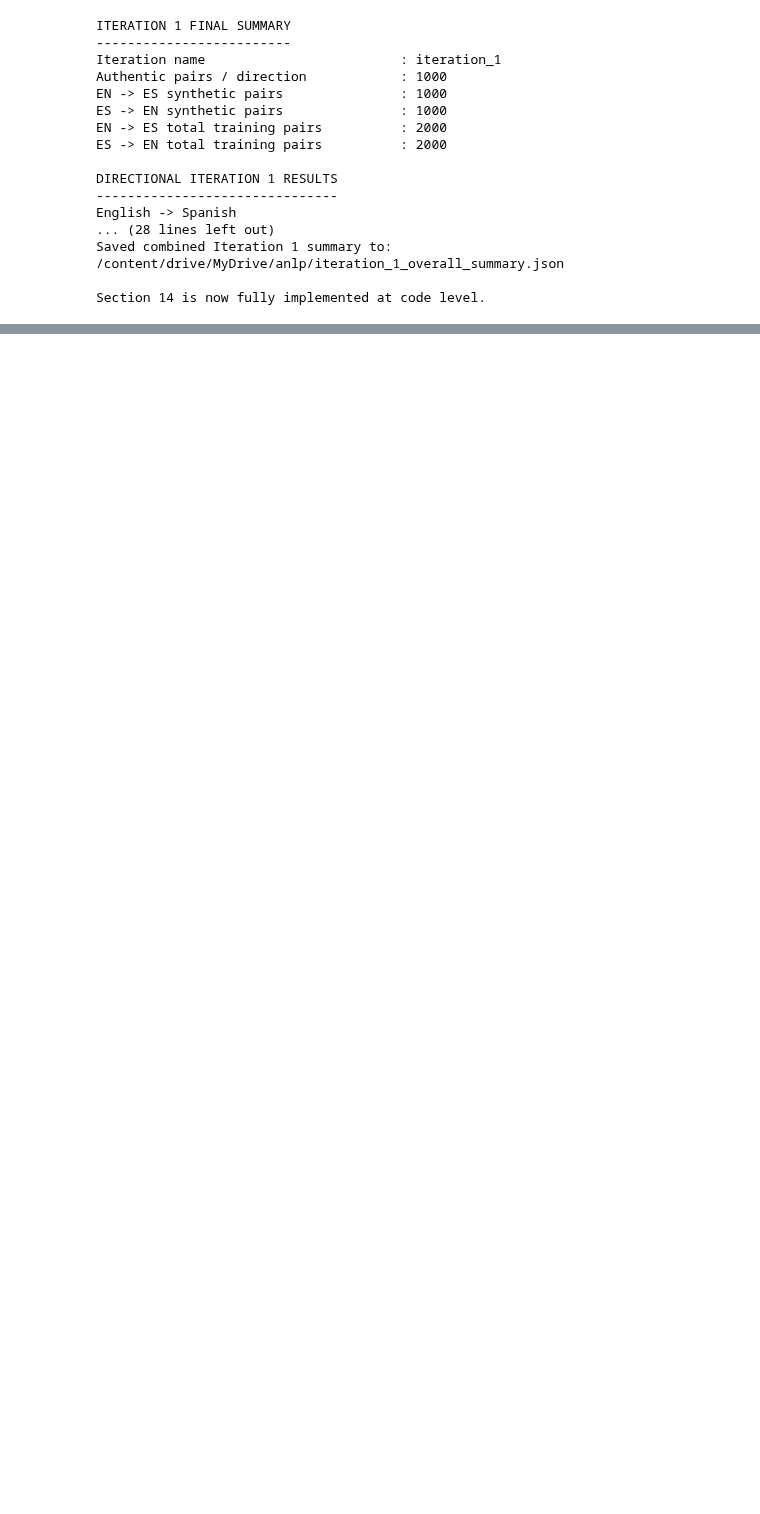
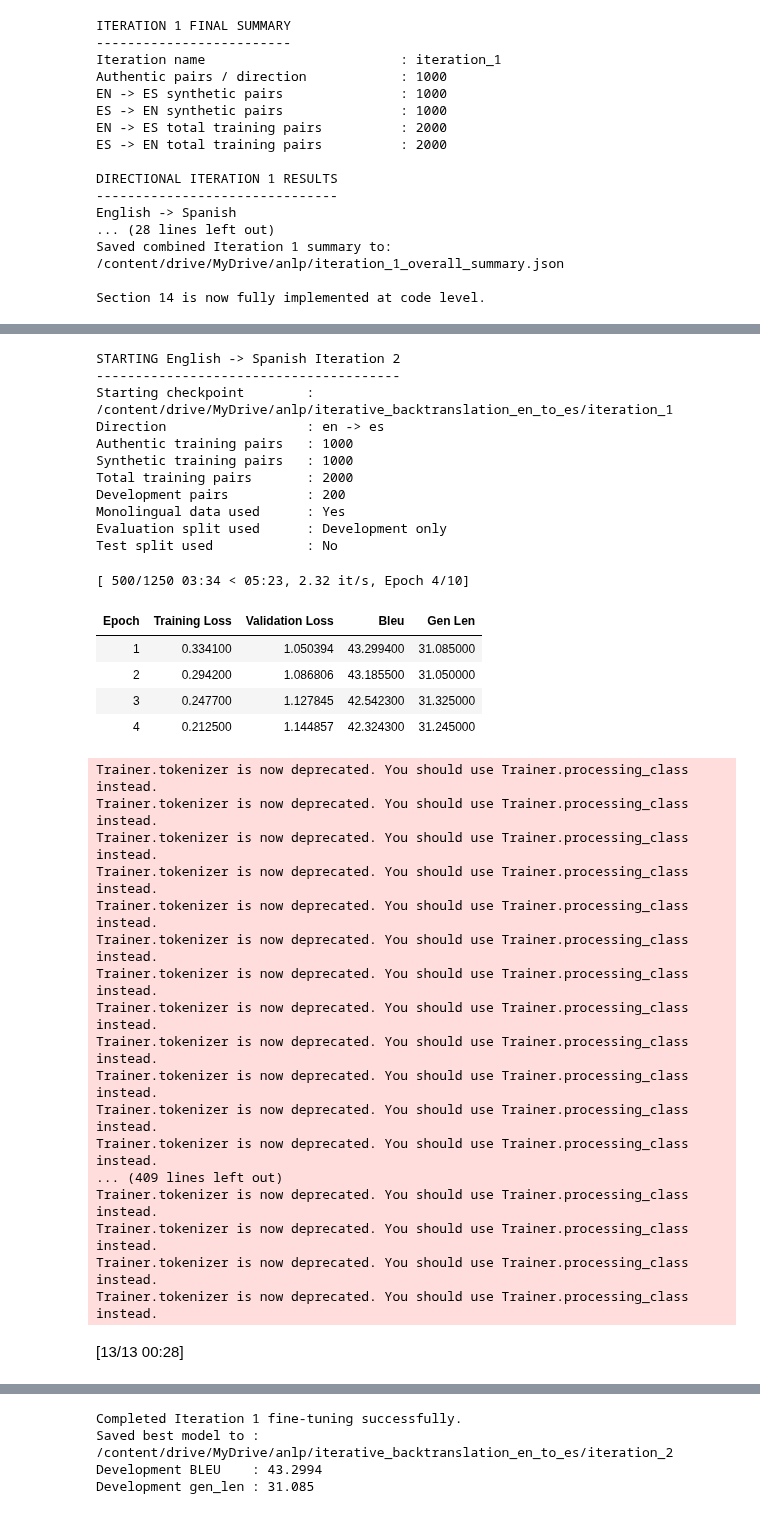
Before and after one commit to cacs2-ua/APLN-Practice2, a Jupyter notebook: true_anlp_mt (1).ipynb, the cells around one changed output, grey strips where cells are left out. Saved outputs shown, nothing was run; the diff lists cells and outputs as text; code cells hidden in the pictures; blank space fills up the shorter version.

```diff
--- a/true_anlp_mt (1).ipynb
+++ b/true_anlp_mt (1).ipynb
@@ -4954,0 +5266,55 @@ unittest.TextTestRunner(verbosity=2).run(iteration_one_test_suite)
+# %%
+# =========================
+# CELL 39: FINE-TUNE THE ENGLISH -> SPANISH MODEL FOR ITERATION 2
+# =========================
+
+english_to_spanish_iteration_2_result = fine_tune_directional_model_from_checkpoint(
+    stage_name="English -> Spanish Iteration 2",
+    starting_model_checkpoint_directory=iteration_two_en_to_es_starting_checkpoint_directory,
+    directional_tokenizer=english_to_spanish_pretrained_tokenizer,
+    train_parallel_dataset=english_to_spanish_iteration_2_train_dataset,
+    development_parallel_dataset=english_to_spanish_iteration_2_dev_dataset,
+    source_language_code=source_language_code,   # en
+    target_language_code=target_language_code,   # es
+    output_directory=iteration_two_forward_model_output_directory,
+    iteration_name=iteration_two_name,
+    authentic_parallel_pairs_used=parallel_training_size,
+    synthetic_parallel_pairs_added=len(english_to_spanish_iteration_2_synthetic_pairs),
+    max_num_epochs=iteration_two_max_num_epochs,
+)
+# %% [output]
+STARTING English -> Spanish Iteration 2
+---------------------------------------
+Starting checkpoint        : /content/drive/MyDrive/anlp/iterative_backtranslation_en_to_es/iteration_1
+Direction                  : en -> es
+Authentic training pairs   : 1000
+Synthetic training pairs   : 1000
+Total training pairs       : 2000
+Development pairs          : 200
+Monolingual data used      : Yes
+Evaluation split used      : Development only
+Test split used            : No
+[ 500/1250 03:34 < 05:23, 2.32 it/s, Epoch 4/10]
+| Epoch | Training Loss | Validation Loss | Bleu | Gen Len |
+| 1 | 0.334100 | 1.050394 | 43.299400 | 31.085000 |
+| 2 | 0.294200 | 1.086806 | 43.185500 | 31.050000 |
+| 3 | 0.247700 | 1.127845 | 42.542300 | 31.325000 |
+| 4 | 0.212500 | 1.144857 | 42.324300 | 31.245000 |
+Trainer.tokenizer is now deprecated. You should use Trainer.processing_class instead.
+Trainer.tokenizer is now deprecated. You should use Trainer.processing_class instead.
+Trainer.tokenizer is now deprecated. You should use Trainer.processing_class instead.
+Trainer.tokenizer is now deprecated. You should use Trainer.processing_class instead.
+Trainer.tokenizer is now deprecated. You should use Trainer.processing_class instead.
+Trainer.tokenizer is now deprecated. You should use Trainer.processing_class instead.
+Trainer.tokenizer is now deprecated. You should use Trainer.processing_class instead.
+Trainer.tokenizer is now deprecated. You should use Trainer.processing_class instead.
+Trainer.tokenizer is now deprecated. You should use Trainer.processing_class instead.
+Trainer.tokenizer is now deprecated. You should use Trainer.processing_class instead.
+Trainer.tokenizer is now deprecated. You should use Trainer.processing_class instead.
+Trainer.tokenizer is now deprecated. You should use Trainer.processing_class instead.
+... (409 lines left out)
+Trainer.tokenizer is now deprecated. You should use Trainer.processing_class instead.
+Trainer.tokenizer is now deprecated. You should use Trainer.processing_class instead.
+Trainer.tokenizer is now deprecated. You should use Trainer.processing_class instead.
+Trainer.tokenizer is now deprecated. You should use Trainer.processing_class instead.
+[13/13 00:28]
@@ -4954,0 +5338,4 @@ unittest.TextTestRunner(verbosity=2).run(iteration_one_test_suite)
+Completed Iteration 1 fine-tuning successfully.
+Saved best model to : /content/drive/MyDrive/anlp/iterative_backtranslation_en_to_es/iteration_2
+Development BLEU    : 43.2994
+Development gen_len : 31.085
```
Also changed, not shown: parts of 64 cells of this notebook.
